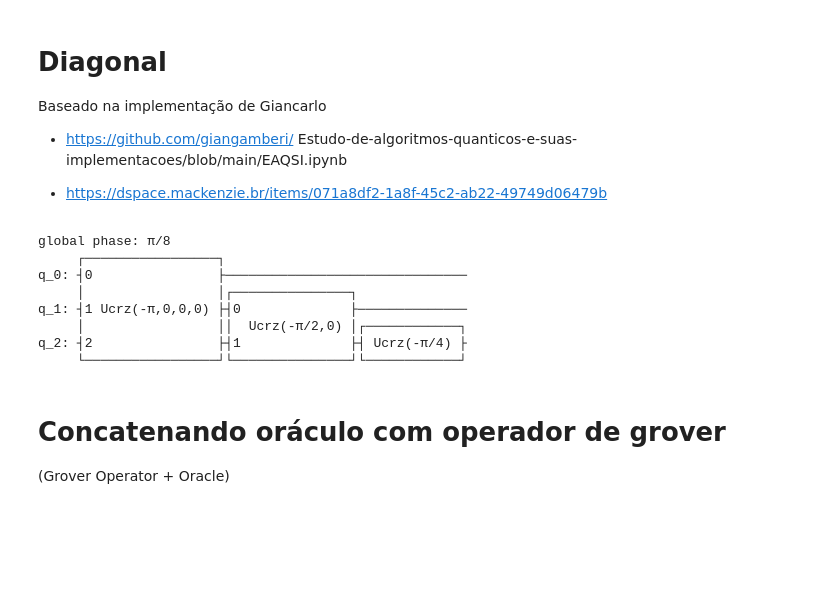
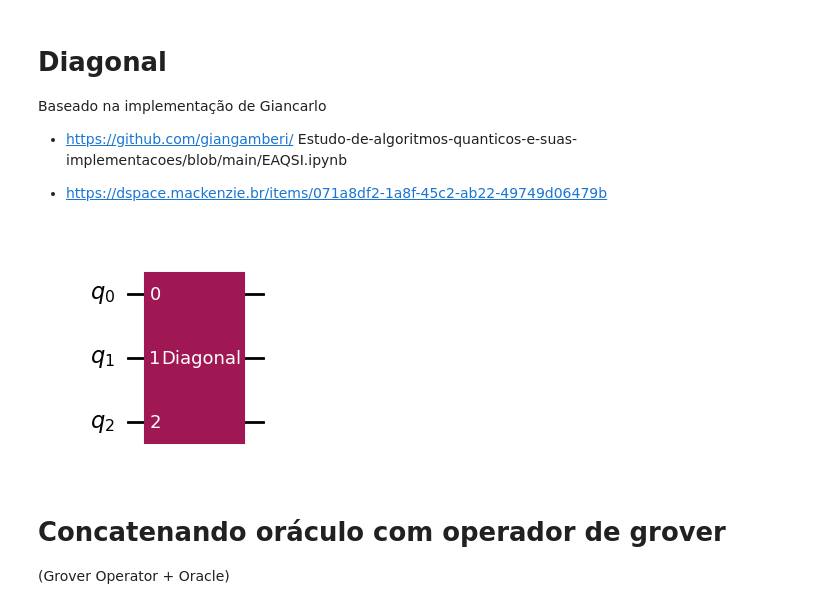
Before and after one commit to gabrielms201/Quantum-Implementation-For-SAT-Problem-Solving, a Jupyter notebook: NoteBooks/3-SAT.ipynb, the cells around one changed output. Saved outputs shown, nothing was run; the diff lists cells and outputs as text; code cells hidden in the pictures; blank space fills up the shorter version.

```diff
--- a/NoteBooks/3-SAT.ipynb
+++ b/NoteBooks/3-SAT.ipynb
@@ -163,16 +126,9 @@ def GetDiagonal(oracle):
   return Diagonal(groverDiagonal)
 # %%
 diagonal = GetDiagonal(oracle)
-diagonal.decompose().draw()
+diagonal.draw('mpl')
 # %% [output]
-global phase: π/8
-     ┌─────────────────┐
-q_0: ┤0                ├───────────────────────────────
-     │                 │┌───────────────┐
-q_1: ┤1 Ucrz(-π,0,0,0) ├┤0              ├──────────────
-     │                 ││  Ucrz(-π/2,0) │┌────────────┐
-q_2: ┤2                ├┤1              ├┤ Ucrz(-π/4) ├
-     └─────────────────┘└───────────────┘└────────────┘
+[figure, added]
 # %% [markdown]
 # Concatenando oráculo com operador de grover
 (Grover Operator + Oracle)
```
Also changed, not shown: parts of 31 cells of this notebook.
